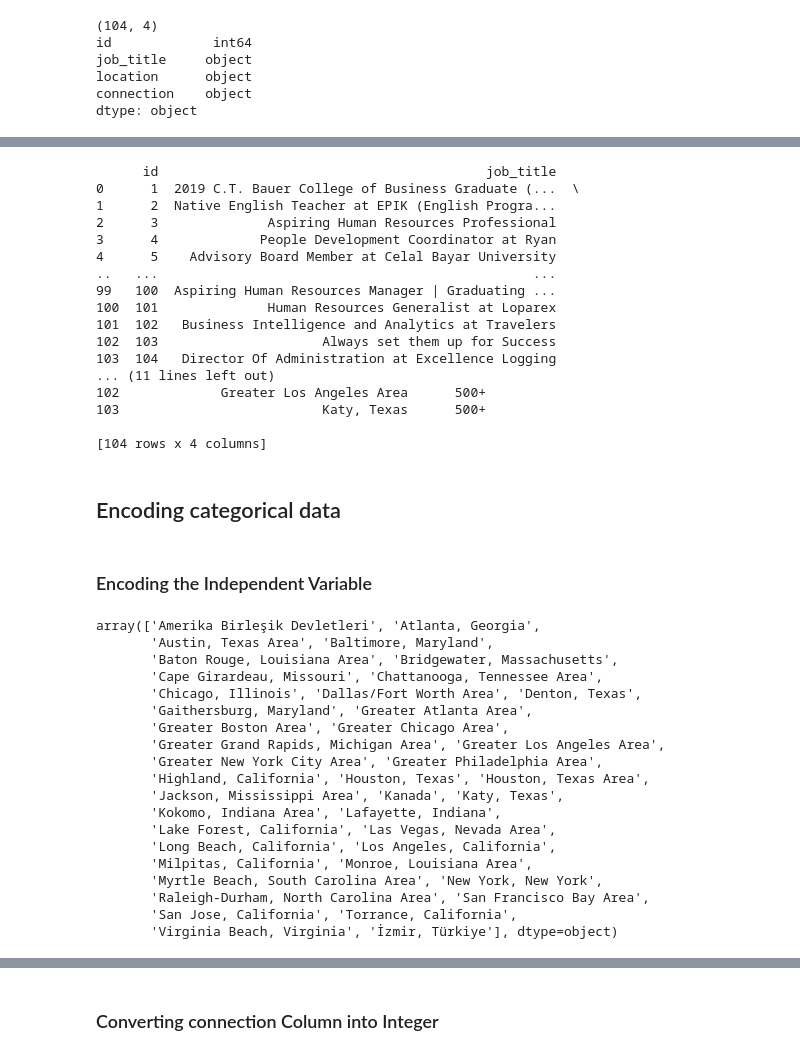
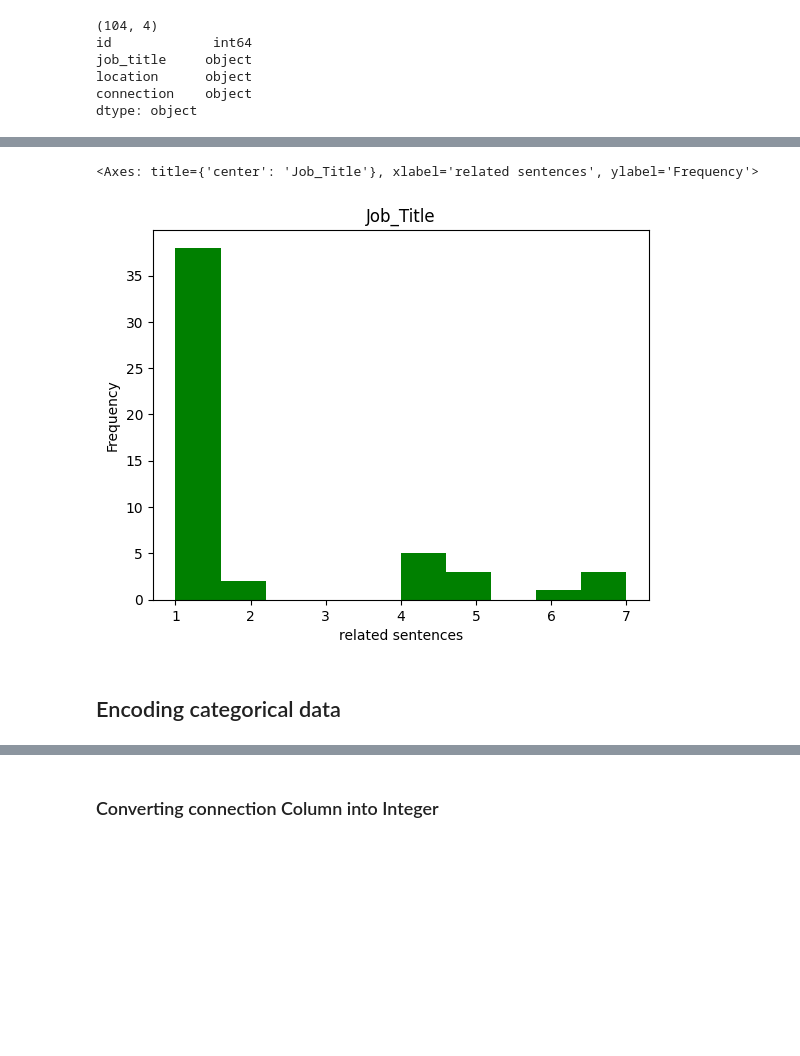
Before and after one commit to alyhussein86/UuDPKFJtzKKQUHG6, a Jupyter notebook: Potential_talents_P3.ipynb, the cells around one changed output, grey strips where cells are left out. Saved outputs shown, nothing was run; the diff lists cells and outputs as text; code cells hidden in the pictures; blank space fills up the shorter version.

```diff
--- a/Potential_talents_P3.ipynb
+++ b/Potential_talents_P3.ipynb
@@ -99,50 +50,7 @@ Name: count, dtype: int64
-# %%
-print(X)
-# %% [output]
-      id                                          job_title
-0      1  2019 C.T. Bauer College of Business Graduate (...  \
-1      2  Native English Teacher at EPIK (English Progra...
-2      3              Aspiring Human Resources Professional
-3      4             People Development Coordinator at Ryan
-4      5    Advisory Board Member at Celal Bayar University
-..   ...                                                ...
-99   100  Aspiring Human Resources Manager | Graduating ...
-100  101              Human Resources Generalist at Loparex
-101  102   Business Intelligence and Analytics at Travelers
-102  103                     Always set them up for Success
-103  104   Director Of Administration at Excellence Logging
-... (11 lines left out)
-102             Greater Los Angeles Area      500+
-103                          Katy, Texas      500+
-
-[104 rows x 4 columns]
+# %%
+X['job_title'].value_counts().plot(kind='hist', color="green", xlabel= 'related sentences', title= 'Job_Title')
+# %% [output]
+<Axes: title={'center': 'Job_Title'}, xlabel='related sentences', ylabel='Frequency'>
+[figure, added]
 # %% [markdown]
 ## Encoding categorical data
-# %% [markdown]
-### Encoding the Independent Variable
-# %%
-le = LabelEncoder()
-# X['job_title'] = le.fit_transform(X['job_title'])
-X['location'] = le.fit_transform(X['location'])
-# X['connection'] = le.fit_transform(X['connection'])
-le.classes_
-# %% [output]
-array(['Amerika Birleşik Devletleri', 'Atlanta, Georgia',
-       'Austin, Texas Area', 'Baltimore, Maryland',
-       'Baton Rouge, Louisiana Area', 'Bridgewater, Massachusetts',
-       'Cape Girardeau, Missouri', 'Chattanooga, Tennessee Area',
-       'Chicago, Illinois', 'Dallas/Fort Worth Area', 'Denton, Texas',
-       'Gaithersburg, Maryland', 'Greater Atlanta Area',
-       'Greater Boston Area', 'Greater Chicago Area',
-       'Greater Grand Rapids, Michigan Area', 'Greater Los Angeles Area',
-       'Greater New York City Area', 'Greater Philadelphia Area',
-       'Highland, California', 'Houston, Texas', 'Houston, Texas Area',
-       'Jackson, Mississippi Area', 'Kanada', 'Katy, Texas',
-       'Kokomo, Indiana Area', 'Lafayette, Indiana',
-       'Lake Forest, California', 'Las Vegas, Nevada Area',
-       'Long Beach, California', 'Los Angeles, California',
-       'Milpitas, California', 'Monroe, Louisiana Area',
-       'Myrtle Beach, South Carolina Area', 'New York, New York',
-       'Raleigh-Durham, North Carolina Area', 'San Francisco Bay Area',
-       'San Jose, California', 'Torrance, California',
-       'Virginia Beach, Virginia', 'İzmir, Türkiye'], dtype=object)
```
Also changed, not shown: parts of 39 cells of this notebook.
